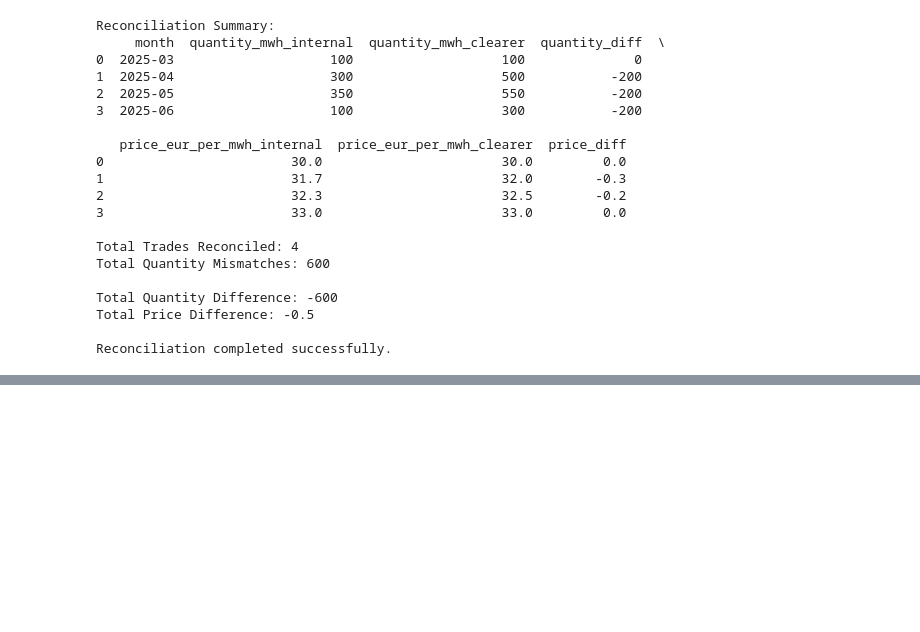
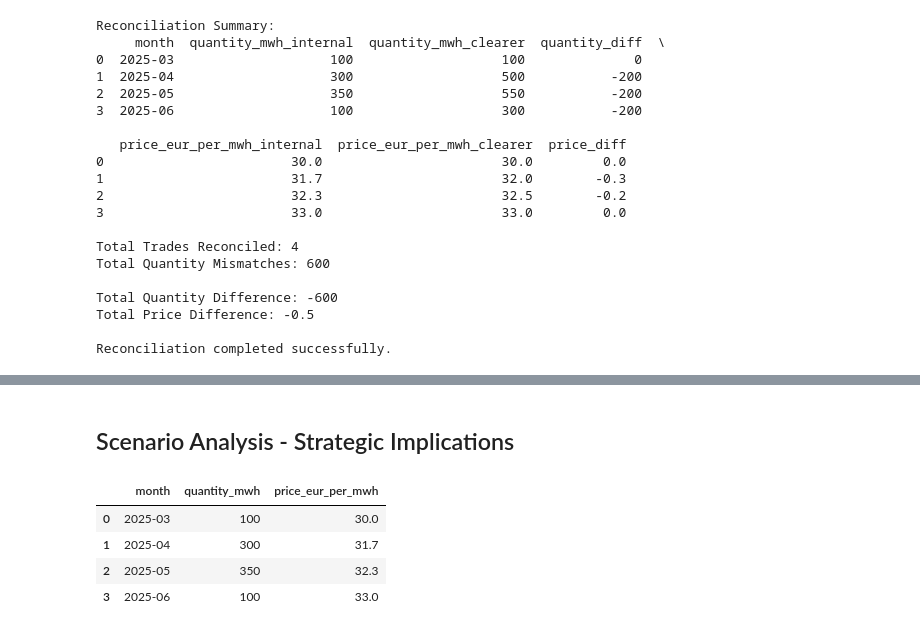
Before and after one commit to numustafa/numustafa_trade_reconciliation, a Jupyter notebook: notebook/naveed.ul.umustafa_trade_reconciliation.ipynb, the cells around one changed output, grey strips where cells are left out. Saved outputs shown, nothing was run; the diff lists cells and outputs as text; code cells hidden in the pictures; blank space fills up the shorter version.

```diff
--- a/notebook/naveed.ul.umustafa_trade_reconciliation.ipynb
+++ b/notebook/naveed.ul.umustafa_trade_reconciliation.ipynb
@@ -204,0 +443,11 @@ Reconciliation completed successfully.
+# %% [markdown]
+## Scenario Analysis - Strategic Implications
+# %%
+df_int = df_int.drop('contract_type', axis=1)
+df_int
+# %% [output]
+|  | month | quantity_mwh | price_eur_per_mwh |
+| 0 | 2025-03 | 100 | 30.0 |
+| 1 | 2025-04 | 300 | 31.7 |
+| 2 | 2025-05 | 350 | 32.3 |
+| 3 | 2025-06 | 100 | 33.0 |
```
Also changed, not shown: parts of 20 cells of this notebook, 3 other files.
